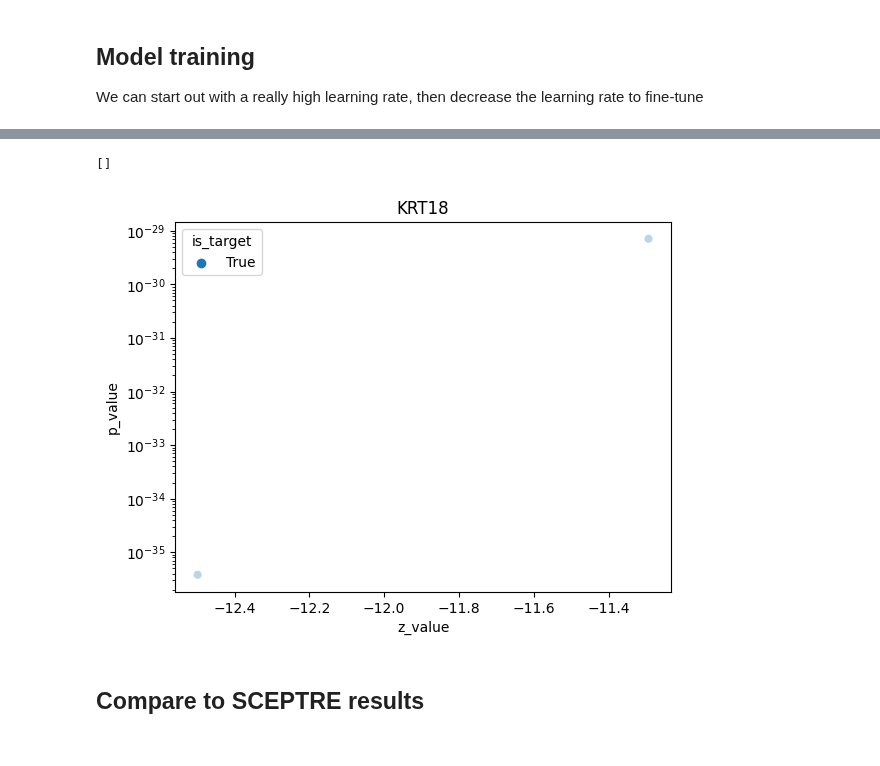
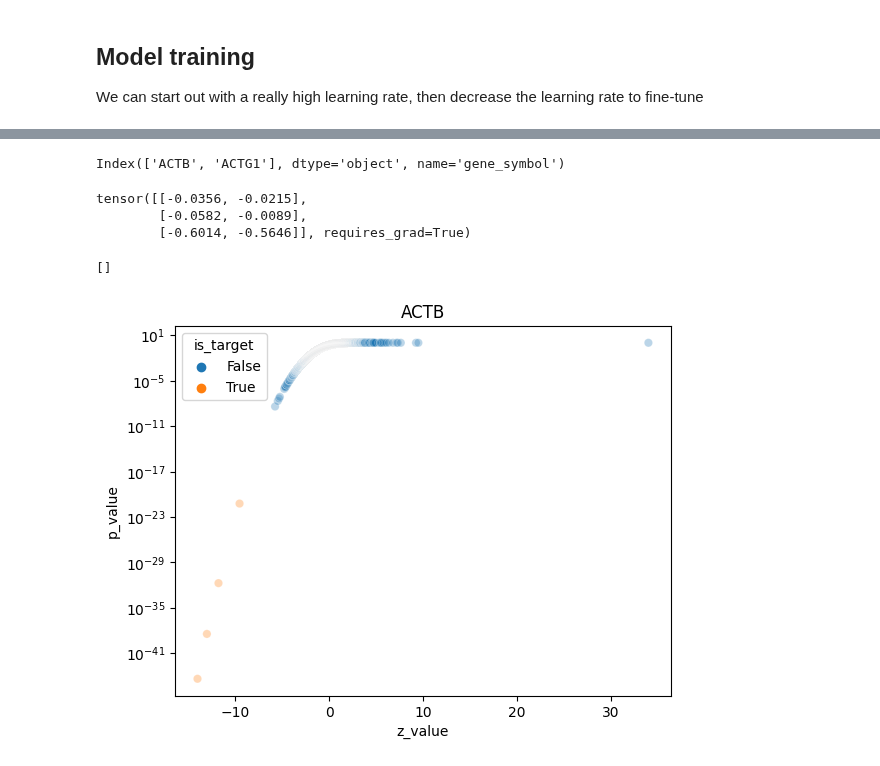
Before and after one commit to pinellolab/PerTurbo, a Jupyter notebook: reproducibility/gasperini_atscale.ipynb, the cells around one changed output, grey strips where cells are left out. Drawn from its saved outputs; the diff is of its cells as text; code cells hidden in the pictures.

Commit message:
add extra continuous covariates to model

```diff
--- a/reproducibility/gasperini_atscale.ipynb
+++ b/reproducibility/gasperini_atscale.ipynb
@@ -226,6 +225,8 @@ perturb_lfc.scale_tril torch.Size([2, 1, 2, 2])
 %load_ext autoreload
 %autoreload 2
 
+selected_genes = adata.var_names
+selected_guides = list(bc_dict.keys())
 # lfc_threshold = -0.1 # ~ at least 10% upreg
 lfc_threshold = 0 # nonzero knockdown
 # gene_index=45
@@ -246,8 +247,12 @@ def make_long_df(mat, value_name):
         pd.DataFrame(data=mat, columns=selected_genes, index=selected_guides)
         .melt(var_name="gene", value_name=value_name, ignore_index=False)
         .reset_index(names="guide")
-        .assign(is_target=lambda x: x['guide'].str.split('_', expand=True)[0]==x['gene'])
     )
 mu_df = make_long_df(perturb_mean_lfc_mu, "mu")
 z_df = make_long_df(perturb_z_scores, "z_value")
 p_df = make_long_df(perturb_p_vals, "p_value")
+# %%
+gasperini_guides = pd.read_excel("../../../Data/gasperini_atscale/mmc2.xlsx", sheet_name=1)
+max_grna_length=19
+gasperini_guides['guide'] = gasperini_guides['Spacer'].str.slice(0, 19)
+gasperini_guides['guide'].str.len()
@@ -254,13 +272,14 @@ p_df = make_long_df(perturb_p_vals, "p_value")
 # %%
+scpower_df = pd.merge(z_df, p_df)
 
-scpower_df = pd.merge(mu_df, p_df)
-if not smoke_test:
-    scpower_df.to_csv("~/Downloads/all_results.csv")
+# if not smoke_test:
+#     scpower_df.to_csv("~/Downloads/all_results.csv")
 # significant_results = scpower_df.query("p_value < 1e-8")
 # significant_results['element'] = significant_results['guide'].str.split("|", expand=True)[0]
 # significant_results
+scpower_df.sort_values('z_value').head(10)
+scpower_df['guide'] = scpower_df['guide'].str.slice(0, 19)
 scpower_df
-
 # guide_gene_pairs = significant_results.groupby(['element','gene'])['guide'].count()
 # guide_gene_pairs=guide_gene_pairs[guide_gene_pairs==2]
 # guide_gene_pairs.to_excel("~/Downloads/guide_pairs.xlsx")
@@ -280,0 +304,9 @@ print(scpower_df)
+# %%
+merge_df = (
+    scpower_df.merge(gasperini_guides, how="left", indicator=True)
+    .sort_values("z_value")
+    .assign(is_target=lambda x: x["gene"] == x["Target_Site"])
+)
+merge_df.tail(20)
+# anti_join = outer_join[~(outer_join._merge == "both")].drop("_merge", axis=1)
+# anti_join
@@ -281,26 +331,35 @@ print(scpower_df)
+# %%
+print(selected_genes)
+pyro.get_param_store()['covariate_effect.mu']
+# pyro.get_param_store()['covariate_effect.sigma']
+# %% [output]
+Index(['ACTB', 'ACTG1'], dtype='object', name='gene_symbol')
+tensor([[-0.0356, -0.0215],
+        [-0.0582, -0.0089],
+        [-0.6014, -0.5646]], requires_grad=True)
 # %%
 sns.scatterplot(
-    scpower_df,
+    merge_df,
     hue="is_target",
     x="z_value",
     y="p_value",
     alpha=0.3
 )
 if smoke_test:
     plt.title(selected_genes[0])
 
 plt.semilogy()
 # significant_results.groupby("guide").count()['gene'].sort_values().tail(20)
 # significant_results.to_excel("significant_results.xlsx")
 # # perturb_z_scores[:,gene_index].detach().cpu().numpy()
 # z_df = pd.DataFrame({'z_score': perturb_z_scores[:,gene_index],
 #                     'mean_mu': perturb_mean_lfc_mu[:,gene_index],
 #                     'disp_mu': perturb_disp_lfc_mu[:,gene_index],
 #                     'mu_p_val': perturb_p_vals[:,gene_index],
 #                     'grna': mdata_subset['grna'].var_names,})
 # # z_df.hist('mu_p_val', bins=100)
 # names[gene_index])
 # print(z_df.sort_values('mu_p_val', ascending=True).reset_index(drop=True).head(20))
 # %% [output]
 []
-[figure, old version]
+[figure, new version]
@@ -311,2 +365,0 @@ import matplotlib.pyplot as plt
-# %% [markdown]
-## Compare to SCEPTRE results
```
Also changed, not shown: parts of 18 cells of this notebook, 4 other files.
